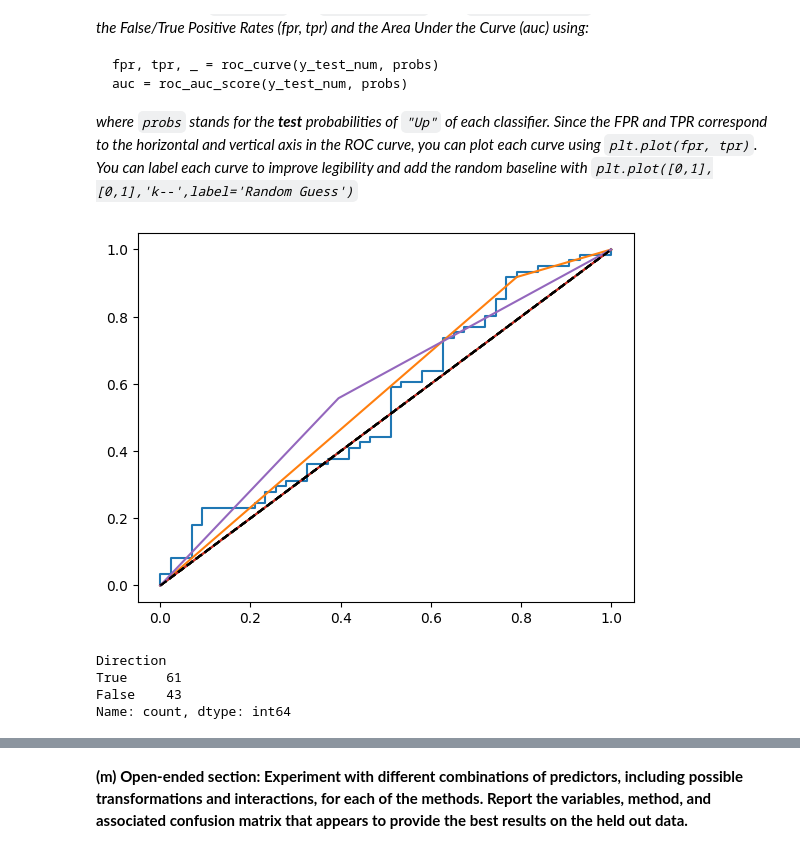
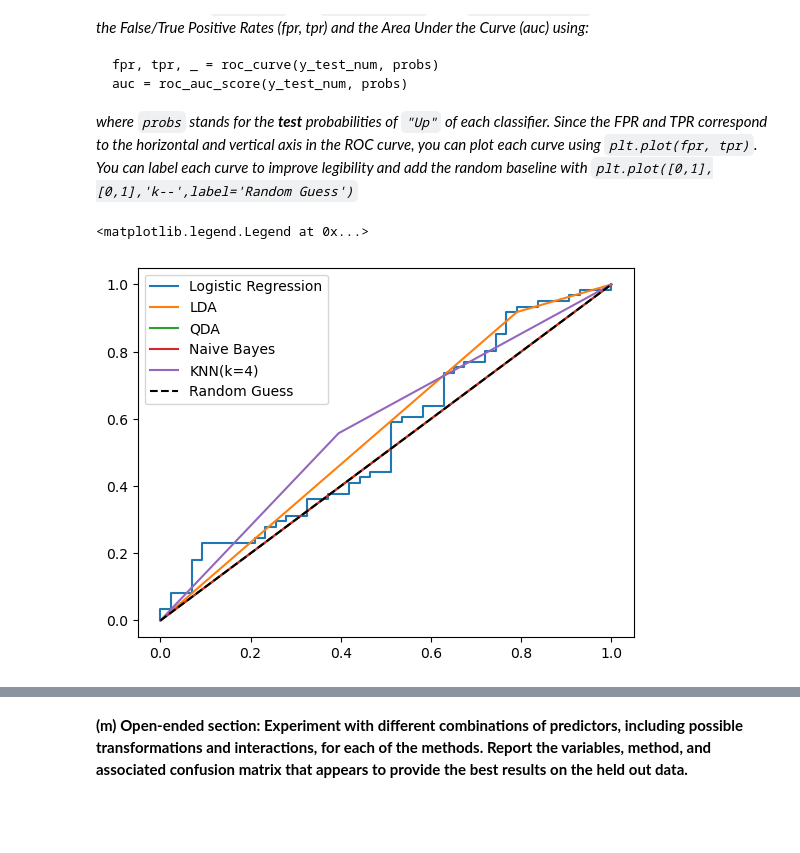
Before and after one commit to WillDBM/DATA-303, a Jupyter notebook: Lab/Armentrout_William_Lab5.ipynb, the cells around one changed output, grey strips where cells are left out. Drawn from its saved outputs; the diff is of its cells as text; code cells hidden in the pictures; blank space fills up the shorter version.

```diff
--- a/Lab/Armentrout_William_Lab5.ipynb
+++ b/Lab/Armentrout_William_Lab5.ipynb
@@ -422,19 +422,16 @@ K=4 Has the highest accuracy score of 57.69%
 # %%
 import matplotlib.pyplot as plt
 from sklearn.metrics import roc_curve, roc_auc_score
+labels = ['Logistic Regression', 'LDA', 'QDA', 'Naive Bayes', 'KNN(k=4)']
 
 for i in range(0,len(probs_array)):
     y_test_num = (y_test).astype(int)
     fpr, tpr, _ = roc_curve(y_test_num, probs_array[i])
     auc = roc_auc_score(y_test_num, probs_array[i])
-    plt.plot(fpr, tpr)
-    plt.plot([0,1],[0,1],'k--',label='Random Guess')
+    plt.plot(fpr, tpr, label=labels[i])
+
+plt.plot([0,1],[0,1],'k--',label='Random Guess')
+plt.legend()
 # %% [output]
+<matplotlib.legend.Legend at 0x...>
-[figure, old version]
+[figure, new version]
-# %%
-print(y_test.value_counts())
-# %% [output]
-Direction
-True     61
-False    43
-Name: count, dtype: int64
```
Also changed, not shown: parts of 4 cells of this notebook.
